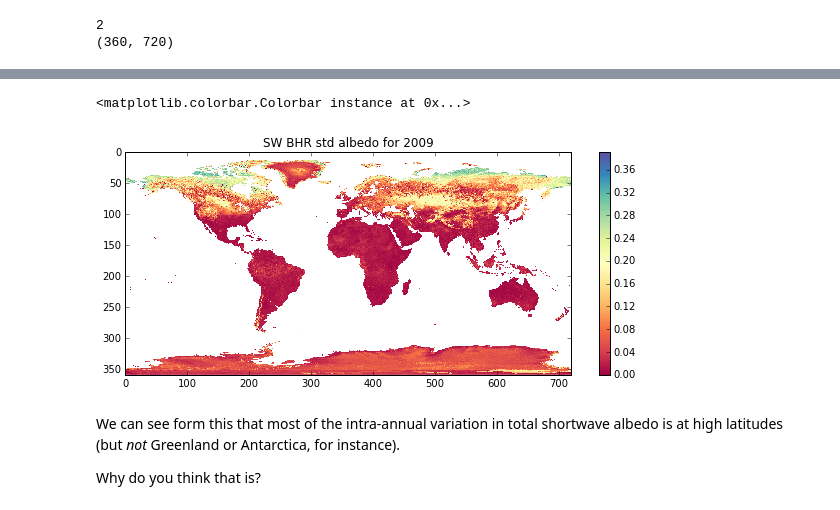
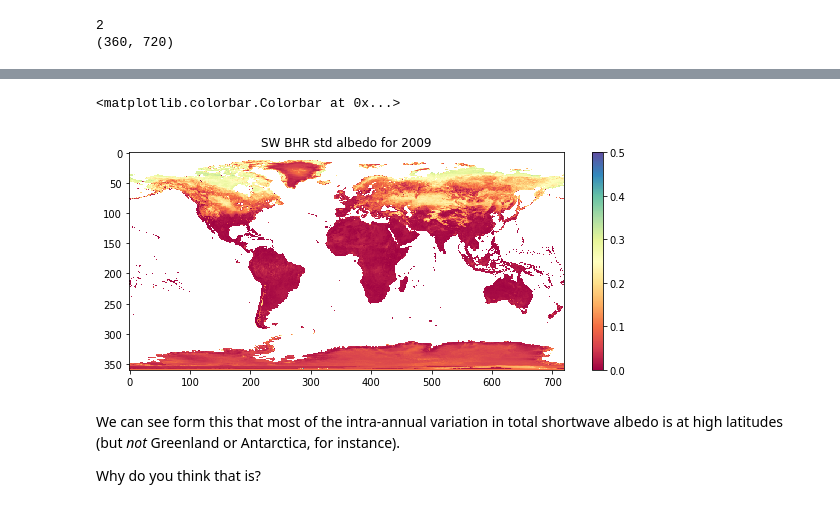
Before and after one commit to profLewis/geogg122, a Jupyter notebook: Chapter3_Scientific_Numerical_Python/Scientific_Numerical_Python.ipynb, the cells around one changed output, grey strips where cells are left out. Drawn from its saved outputs; the diff is of its cells as text; code cells hidden in the pictures.

```diff
--- a/Chapter3_Scientific_Numerical_Python/Scientific_Numerical_Python.ipynb
+++ b/Chapter3_Scientific_Numerical_Python/Scientific_Numerical_Python.ipynb
@@ -160,7 +144,8 @@ import gdal
 year = 2009
 month = 1
 folder = "data"
-filename = folder + '/GlobAlbedo.merge.albedo.05.{:d}{:02d}.nc'.format( year, month )
+filename = folder + \
+    '/GlobAlbedo.merge.albedo.05.{:d}{:02d}.nc'.format( year, month )
 print filename
 
 g = gdal.Open(filename)
@@ -172,8 +157,9 @@ else:
     print "File %s opened fine" % filename
 
 
+
 subdatasets = g.GetSubDatasets()
-for fname, name in subdatasets:
+for name, fname in subdatasets:
     print name
     print "\t", fname
 # %% [output]
@@ -1142,0 +969,11 @@ shape (12, 360, 720)
+# %%
+# Start with an empty list
+data = []
+# Loop over all months
+for month in range(12):
+    # Read data for current month. NOte that read_globalbedo
+    # takes months from 1 to 12, not 0 to 11!
+    this_data = read_globalbedo(month + 1, 2009, layer="DHR_SW")
+    data.append(this_data)
+data = np.array(data)
+print 'shape', data.shape
@@ -1258,0 +986,11 @@ print data.shape
+# %%
+# Start with an empty array of the same size
+data = np.empty((12, 360, 720))
+# Loop over all months
+for month in range(12):
+    # Read data for current month. NOte that read_globalbedo
+    # takes months from 1 to 12, not 0 to 11!
+    this_data = read_globalbedo(month + 1, 2009, layer="DHR_SW")
+    data[month, :, :] = this_data
+
+print 'shape', data.shape
@@ -1407,14 +1154,3 @@ It is often a good idea when you have masks to use a masked array.
 If you run the exercise above, `data` should now be a masked array.
 
 If you haven't (e.g. when going through this in the class), you can run a function in the file [`python/masked.py`](files/python/masked.py) to do this now:
-# %%
-import sys
-# look in the local python (code) directory
-sys.path.insert(0,'python')
-from masked import masked
-
-data = masked(layers=['BHR_SW'])
-
-print type(data)
-print data.shape
-print data.ndim
@@ -1457,18 +1243,18 @@ plt.colorbar()
 # %%
 #std
 std_albedo = data.std(axis=0)
 plt.figure(figsize=(10,4))
 
 plt.title('SW BHR std albedo for %d'%(year))
 # use nearest neighbour interpolation
 plt.imshow(std_albedo,interpolation='none',\
-           cmap=plt.get_cmap('Spectral'),vmin=0.0)
+           cmap=plt.get_cmap('Spectral'),vmin=0.0, vmax=0.5)
 
 # show a colour bar
 plt.colorbar()
 # %% [output]
-<matplotlib.colorbar.Colorbar instance at 0x...>
+<matplotlib.colorbar.Colorbar at 0x...>
-[figure, old version]
+[figure, new version]
 # %% [markdown]
 We can see form this that most of the intra-annual variation in total shortwave albedo is at high latitudes (but *not* Greenland or Antarctica, for instance).
 
```
Also changed, not shown: parts of 85 cells of this notebook, 3 other files.
